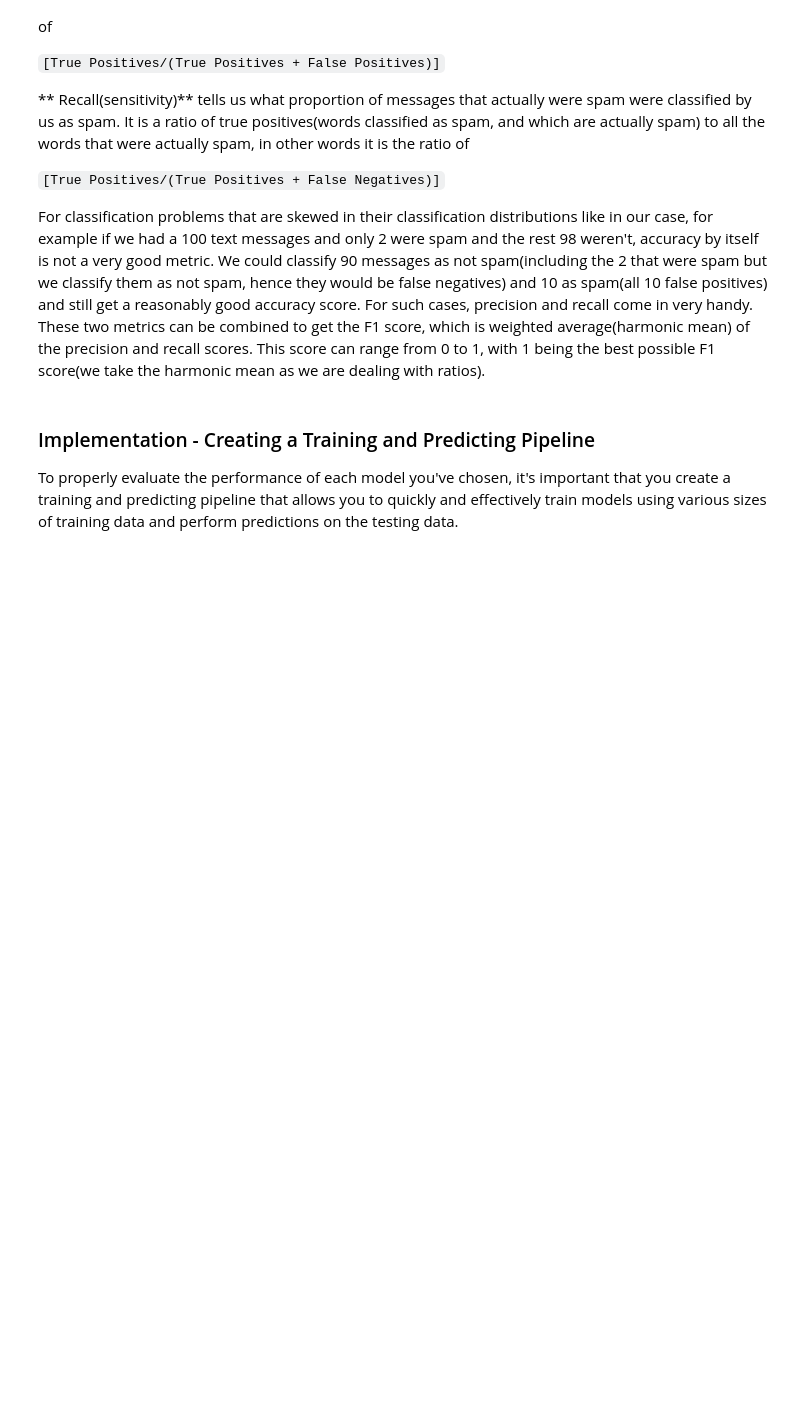
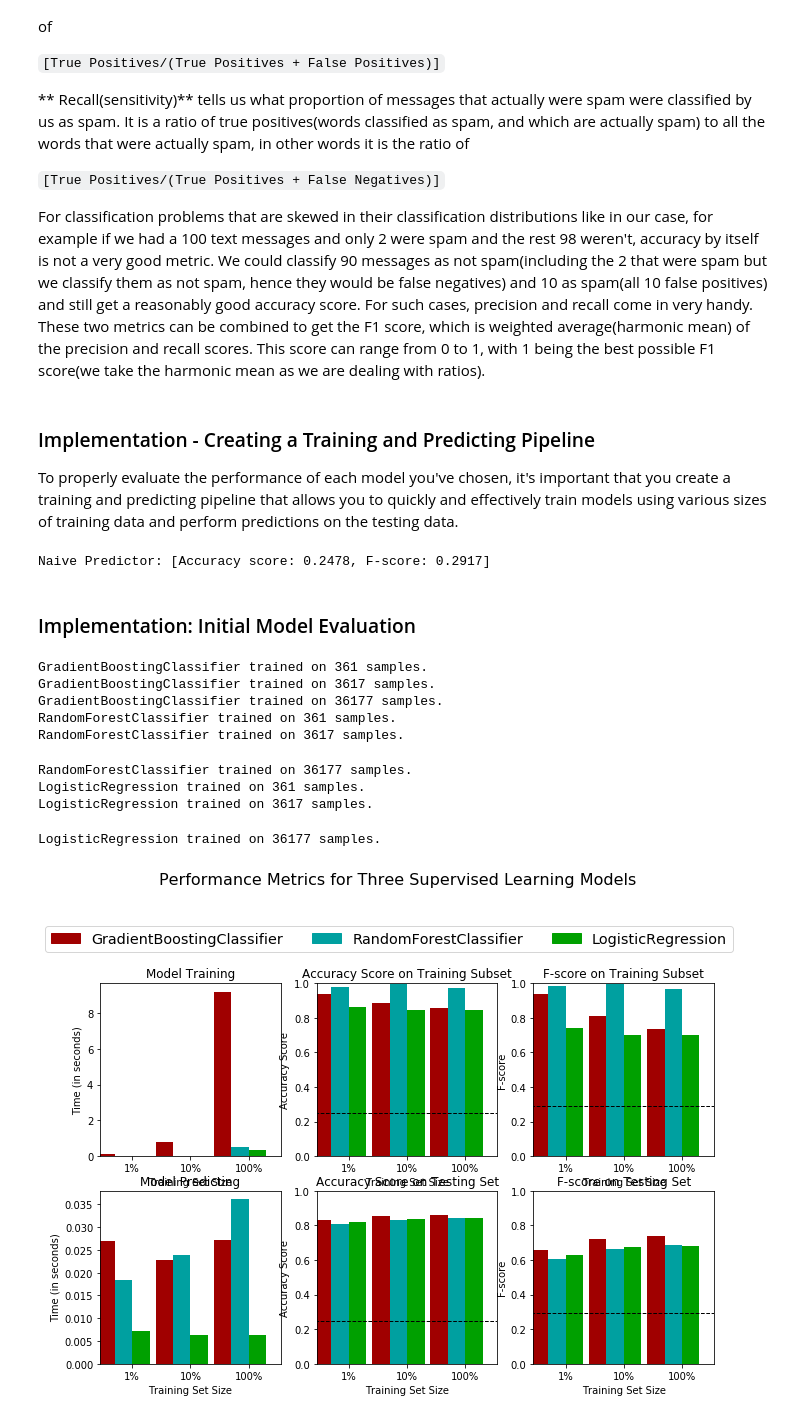
Before and after one commit to leonisawesome/charity_ml, a Jupyter notebook: finding_charity_ml_doners.ipynb, the cells around one changed output. Drawn from its saved outputs; the diff is of its cells as text; code cells hidden in the pictures; blank space fills up the shorter version.

Commit message:
Modeling code added. Checking to see if bug in visualization is present on GitHub.

```diff
--- a/finding_charity_ml_doners.ipynb
+++ b/finding_charity_ml_doners.ipynb
@@ -236,6 +236,27 @@ For classification problems that are skewed in their classification distribution
 # %% [markdown]
 ### Implementation - Creating a Training and Predicting Pipeline
 To properly evaluate the performance of each model you've chosen, it's important that you create a training and predicting pipeline that allows you to quickly and effectively train models using various sizes of training data and perform predictions on the testing data.
+# %%
+# TODO: Calculate accuracy
+from sklearn.metrics import accuracy_score
+#The naive model always predict that an individual make more than 50,000
+naive_prediction = [1 for i in range(len(income))]
+accuracy = accuracy_score(income,naive_prediction)
+
+# TODO: Calculate F-score using the formula above for beta = 0.5
+from sklearn.metrics import precision_score
+from sklearn.metrics import recall_score
+
+precision = precision_score(y_true=income,y_pred=naive_prediction)
+recall =recall_score(y_true=income,y_pred=naive_prediction)
+beta = 0.5
+
+fscore = (1+beta**2)*(precision*recall)/(beta**2*precision+recall)
+
+# Print the results
+print ("Naive Predictor: [Accuracy score: {:.4f}, F-score: {:.4f}]".format(accuracy, fscore))
+# %% [output]
+Naive Predictor: [Accuracy score: 0.2478, F-score: 0.2917]
 # %%
 # Import two metrics from sklearn - fbeta_score and accuracy_score
 from sklearn.metrics import fbeta_score, accuracy_score
@@ -289,3 +310,46 @@ def train_predict(learner, sample_size, X_train, y_train, X_test, y_test):
 
     # Return the results
     return results
+# %% [markdown]
+### Implementation: Initial Model Evaluation
+# %%
+# Import supervised learning models from sklearn
+from sklearn.ensemble import RandomForestClassifier
+from sklearn.ensemble import GradientBoostingClassifier
+from sklearn.linear_model import LogisticRegression
+
+# Initialize the three models
+
+clf_1 = GradientBoostingClassifier(random_state=42)
+clf_2 = RandomForestClassifier(random_state=42)
+clf_3 = LogisticRegression(random_state=42)
+
+
+# Calculate the number of samples for 1%, 10%, and 100% of the training data
+samples_1 =  int(0.01 * len(X_train))
+samples_10 = int((0.1 * len(X_train)))
+samples_100 = len(X_train)
+
+# Collect results on the learners
+results = {}
+
+for clf in [clf_1, clf_2, clf_3]:
+    clf_name = clf.__class__.__name__
+    results[clf_name] = {}
+    for i, samples in enumerate([samples_1, samples_10, samples_100]):
+        results[clf_name][i] = \
+        train_predict(clf, samples, X_train, y_train, X_test, y_test)
+
+# Run metrics visualization for the three supervised learning models chosen
+vs.evaluate(results, accuracy, fscore)
+# %% [output]
+GradientBoostingClassifier trained on 361 samples.
+GradientBoostingClassifier trained on 3617 samples.
+GradientBoostingClassifier trained on 36177 samples.
+RandomForestClassifier trained on 361 samples.
+RandomForestClassifier trained on 3617 samples.
+RandomForestClassifier trained on 36177 samples.
+LogisticRegression trained on 361 samples.
+LogisticRegression trained on 3617 samples.
+LogisticRegression trained on 36177 samples.
+[figure, added]
```
Also changed, not shown: parts of 1 cell of this notebook.
